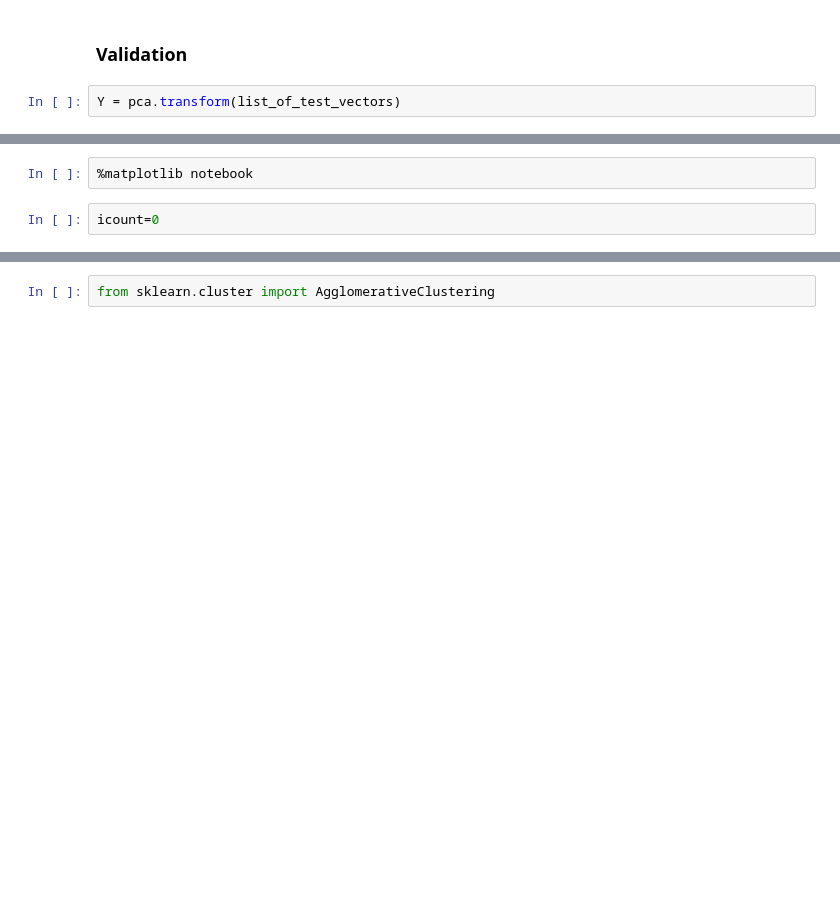
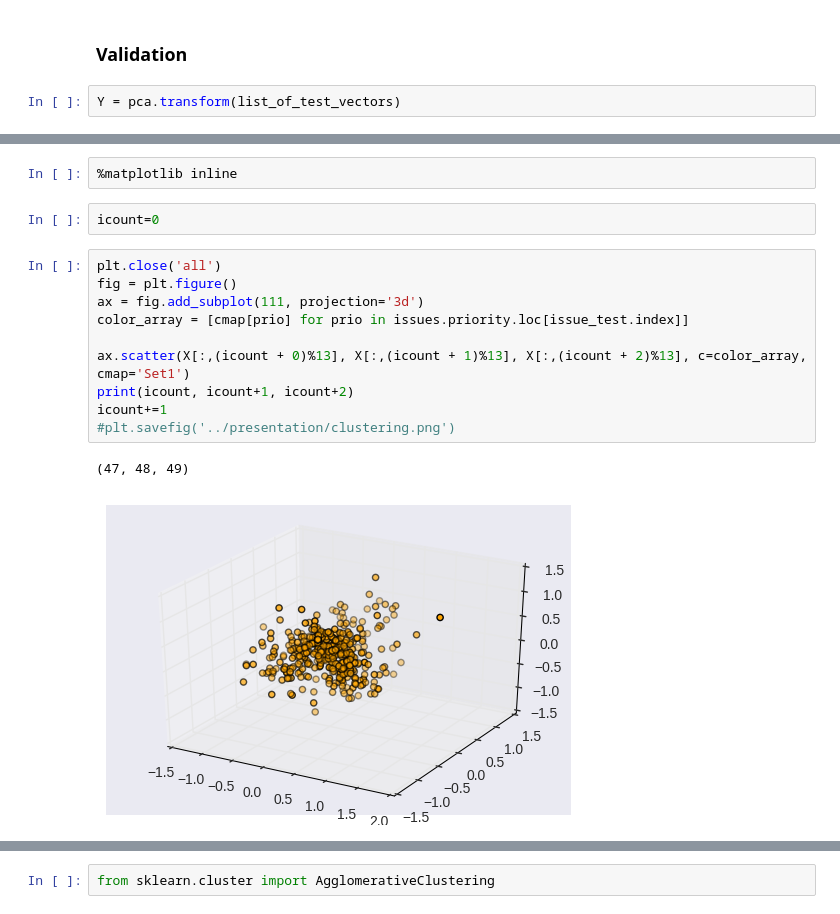
Before and after one commit to pmarszal/ZookeeperAnalysis, a Jupyter notebook: Marshall/ClusteringofIssues.ipynb, the cells around one changed output, grey strips where cells are left out. Cells and saved outputs as stored; diff of their text form; blank space fills up the shorter version.

```diff
--- a/Marshall/ClusteringofIssues.ipynb
+++ b/Marshall/ClusteringofIssues.ipynb
@@ -268,5 +266,18 @@ model.score(Y)
 # %%
-%matplotlib notebook
+%matplotlib inline
 # %%
 icount=0
+# %%
+plt.close('all')
+fig = plt.figure()
+ax = fig.add_subplot(111, projection='3d')
+color_array = [cmap[prio] for prio in issues.priority.loc[issue_test.index]]
+
+ax.scatter(X[:,(icount + 0)%13], X[:,(icount + 1)%13], X[:,(icount + 2)%13], c=color_array, cmap='Set1')
+print(icount, icount+1, icount+2)
+icount+=1
+#plt.savefig('../presentation/clustering.png')
+# %% [output]
+(47, 48, 49)
+[figure, added]
 # %%
```
Also changed, not shown: parts of 17 cells of this notebook, 13 other files.
